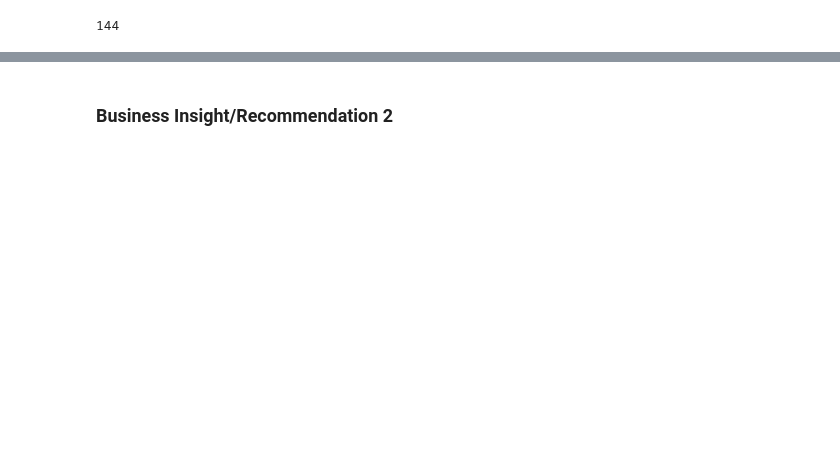
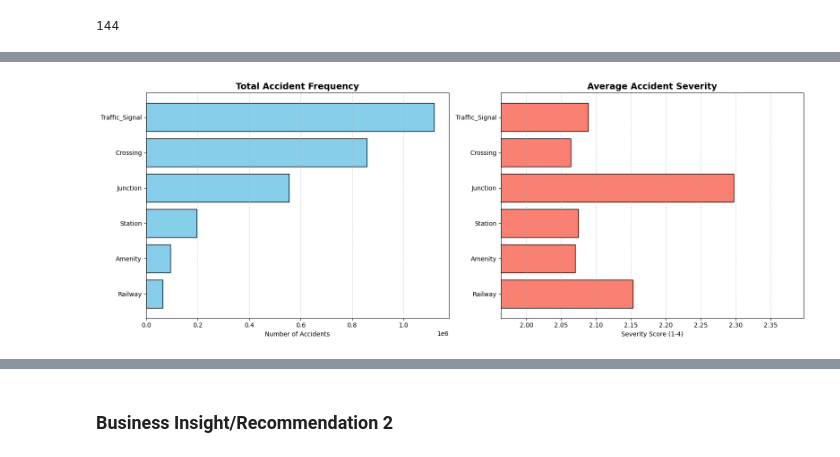
Before and after one commit to AAshishG70/us_traffic_accidents_analysis, a Jupyter notebook: us_traffic_accidents_analysis.ipynb, the cells around one changed output, grey strips where cells are left out. Drawn from its saved outputs; the diff is of its cells as text; code cells hidden in the pictures; blank space fills up the shorter version.

```diff
--- a/us_traffic_accidents_analysis.ipynb
+++ b/us_traffic_accidents_analysis.ipynb
@@ -524,0 +630,22 @@ py4j.protocol.Py4JNetworkError: Error while sending or receiving
+# %%
+# Listing the POI columns for analysis
+poi_cols = ["Junction", "Traffic_Signal", "Crossing", "Railway", "Station", "Amenity"]
+
+# Iterating through these columns to create a summary table
+poi_results = []
+
+for col in poi_cols:
+    stats = df_final.groupBy(col).agg(
+        F.count("ID").alias("Count"),
+        F.avg("Severity").alias("Avg_Severity")
+    ).filter(F.col(col) == True).collect()
+
+    if stats:
+        poi_results.append({
+            "Infrastructure": col,
+            "Count": stats[0]["Count"],
+            "Avg_Severity": stats[0]["Avg_Severity"]
+        })
+
+poi_df = pd.DataFrame(poi_results).sort_values(by="Count", ascending=False)
+print(poi_df)
@@ -524,0 +660,23 @@ py4j.protocol.Py4JNetworkError: Error while sending or receiving
+# %%
+# Creating the visualization
+fig, (ax1, ax2) = plt.subplots(1, 2, figsize=(16, 6))
+
+# Plot 1: Total Accident Count (Frequency)
+ax1.barh(poi_df['Infrastructure'], poi_df['Count'], color='skyblue', edgecolor='black')
+ax1.set_title('Total Accident Frequency', fontsize=14, fontweight='bold')
+ax1.set_xlabel('Number of Accidents')
+ax1.invert_yaxis()
+ax1.grid(axis='x', linestyle='--', alpha=0.6)
+
+# Plot 2: Average Severity (Risk)
+ax2.barh(poi_df['Infrastructure'], poi_df['Avg_Severity'], color='salmon', edgecolor='black')
+ax2.set_title('Average Accident Severity', fontsize=14, fontweight='bold')
+ax2.set_xlabel('Severity Score (1-4)')
+ax2.set_xlim(poi_df['Avg_Severity'].min() - 0.1, poi_df['Avg_Severity'].max() + 0.1)
+ax2.invert_yaxis()
+ax2.grid(axis='x', linestyle='--', alpha=0.6)
+
+plt.tight_layout()
+plt.show()
+# %% [output]
+[figure, added]
```
Also changed, not shown: parts of 46 cells of this notebook.
